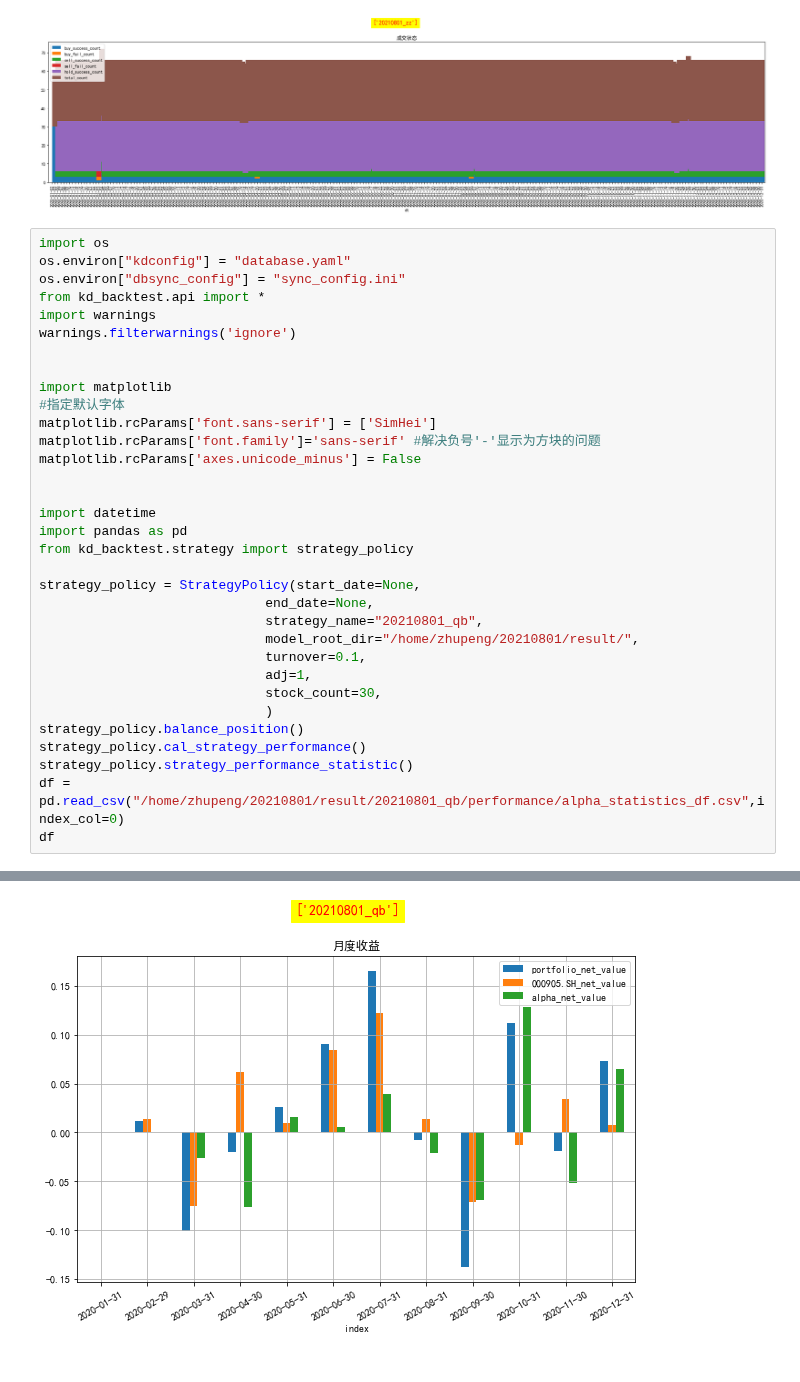
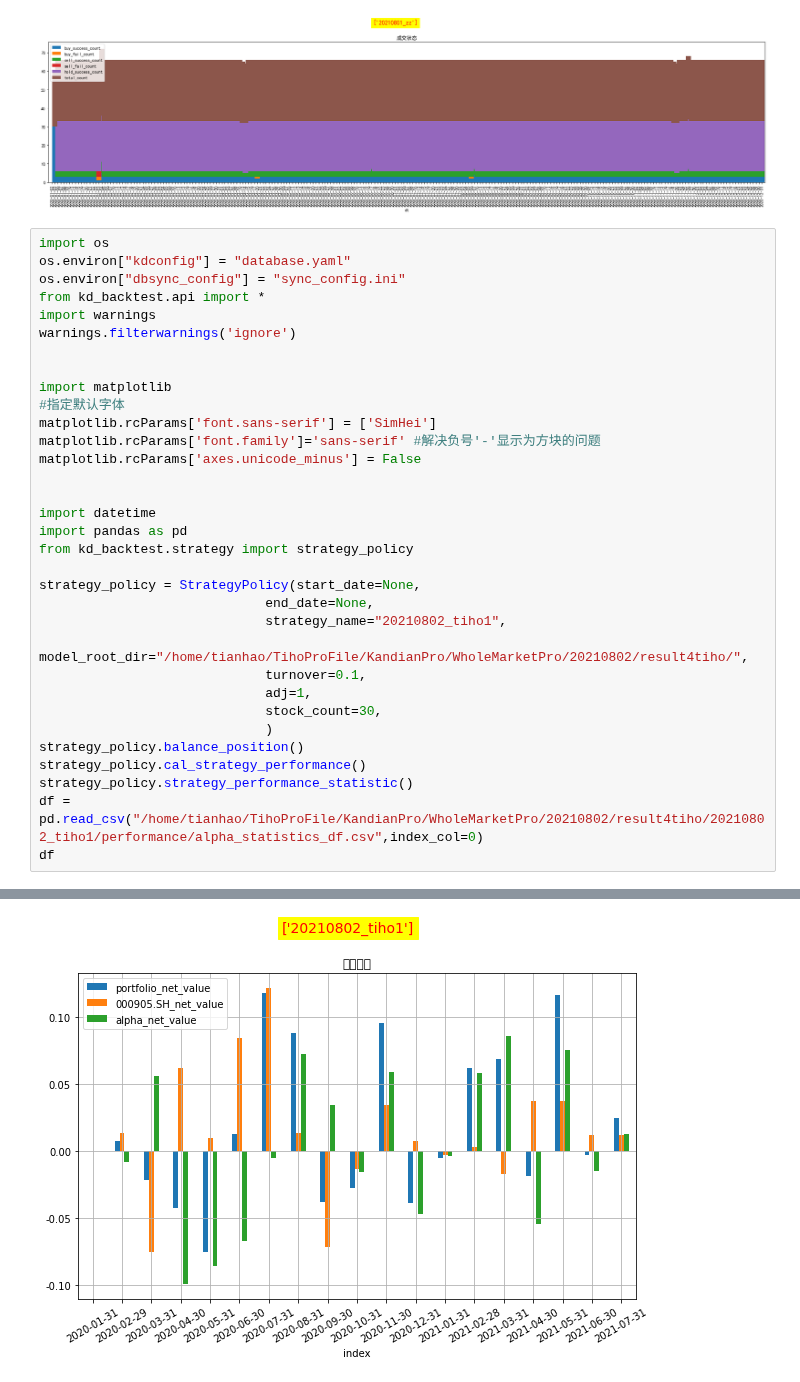
Before and after one commit to OreNoo/KandianPro, a Jupyter notebook: WholeMarketPro/20210802/回测示例.ipynb, the cells around one changed output, grey strips where cells are left out. Drawn from its saved outputs; the diff is of its cells as text.

```diff
--- a/WholeMarketPro/20210802/回测示例.ipynb
+++ b/WholeMarketPro/20210802/回测示例.ipynb
@@ -143,8 +136,8 @@ from kd_backtest.strategy import strategy_policy
 
 strategy_policy = StrategyPolicy(start_date=None,
                              end_date=None,
-                             strategy_name="20210801_qb",
-                             model_root_dir="/home/zhupeng/20210801/result/",
+                             strategy_name="20210802_tiho1",
+                             model_root_dir="/home/tianhao/TihoProFile/KandianPro/WholeMarketPro/20210802/result4tiho/",
                              turnover=0.1,
                              adj=1,
                              stock_count=30,
@@ -152,6 +145,6 @@ strategy_policy = StrategyPolicy(start_date=None,
 strategy_policy.balance_position()
 strategy_policy.cal_strategy_performance()
 strategy_policy.strategy_performance_statistic()
-df = pd.read_csv("/home/zhupeng/20210801/result/20210801_qb/performance/alpha_statistics_df.csv",index_col=0)
+df = pd.read_csv("/home/tianhao/TihoProFile/KandianPro/WholeMarketPro/20210802/result4tiho/20210802_tiho1/performance/alpha_statistics_df.csv",index_col=0)
 df
 # %% [output]
@@ -180 +170 @@ df
-[figure, old version]
+[figure, new version]
```
Also changed, not shown: parts of 5 cells of this notebook, 31 other files.
